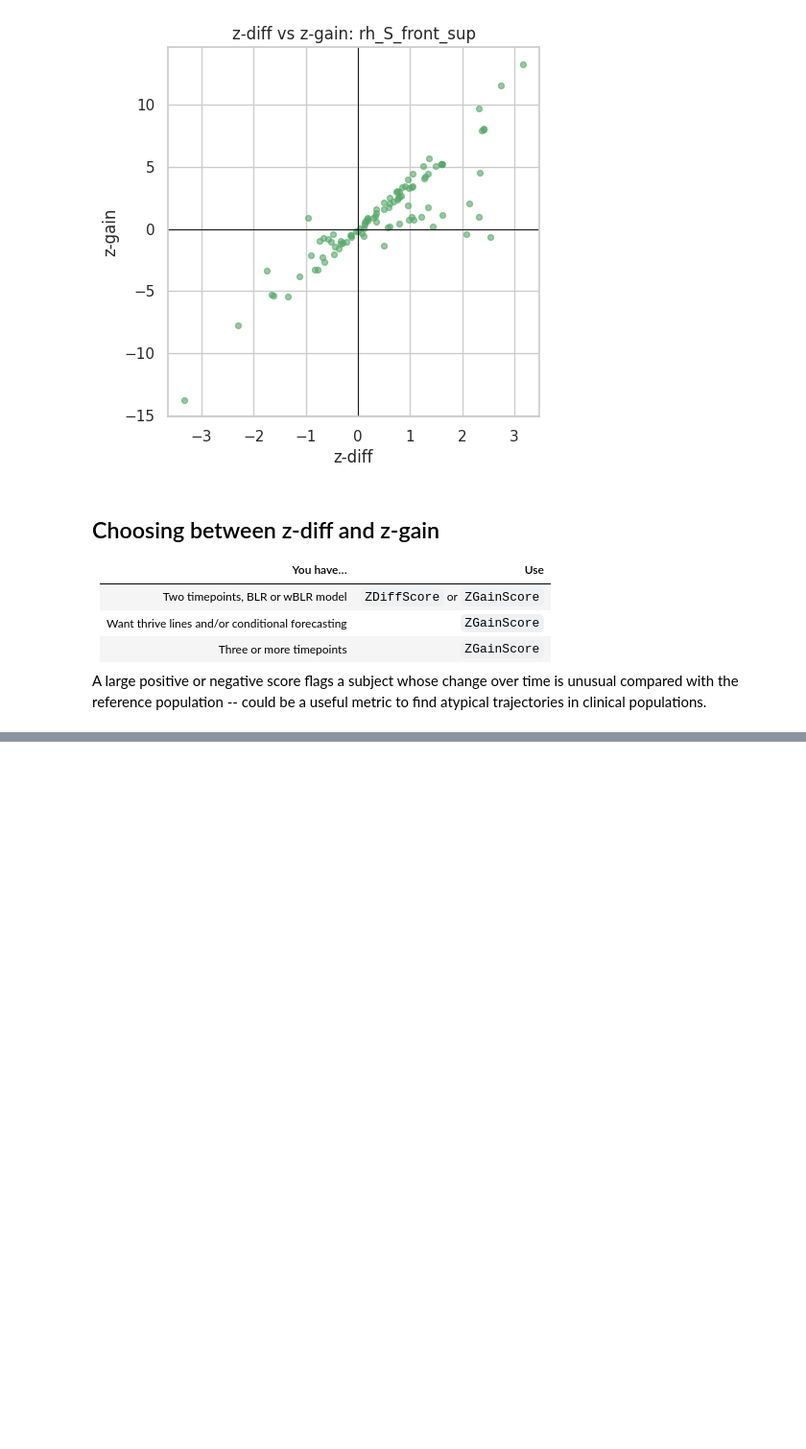
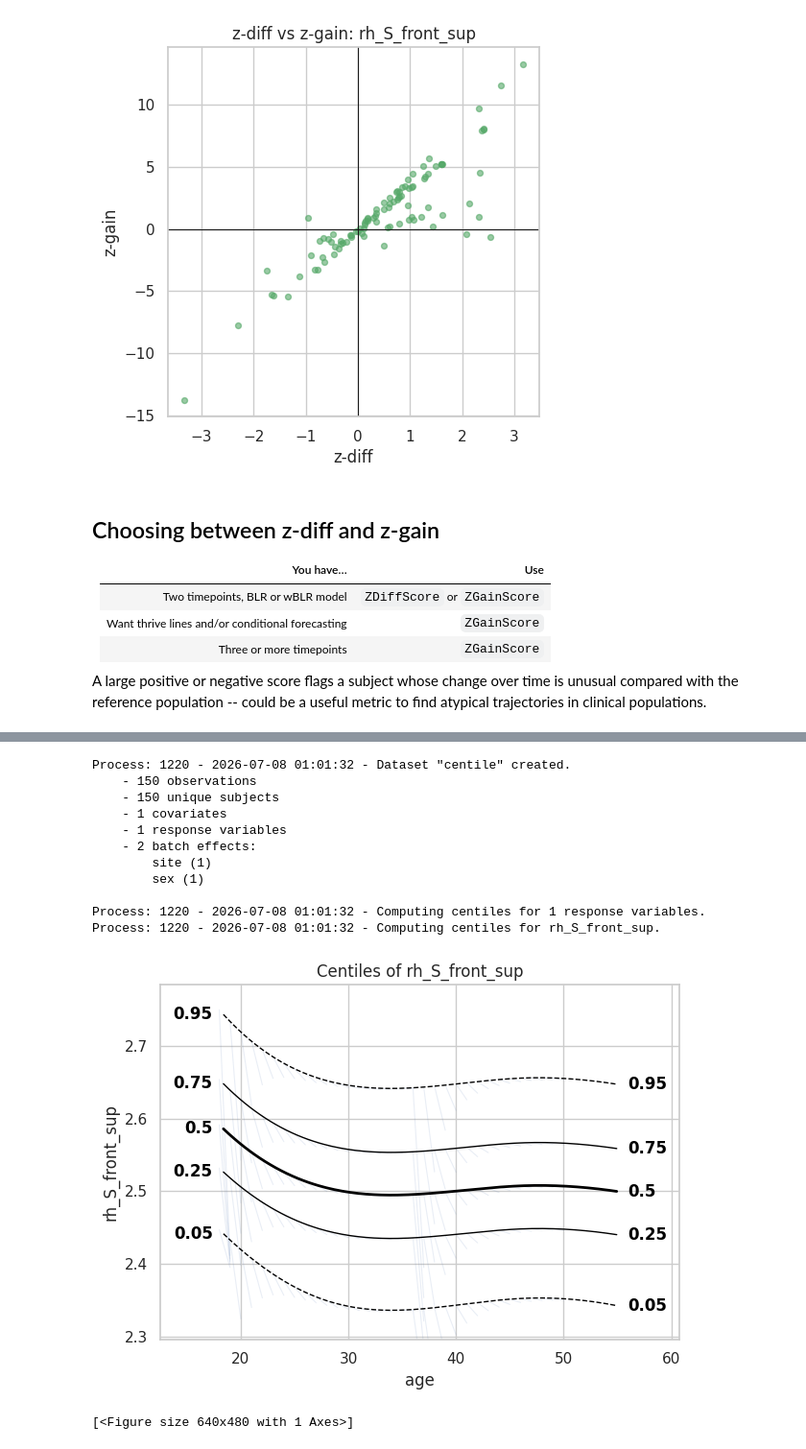
Before and after one commit to predictive-clinical-neuroscience/PCNtoolkit, a Jupyter notebook: examples/14_longitudinal_modelling.ipynb, the cells around one changed output, grey strips where cells are left out. Shown at 96% size. Cells and saved outputs as stored; diff of their text form; code cells hidden in the pictures; blank space fills up the shorter version.

Commit message:
naming and batch effect fixes

```diff
--- a/examples/14_longitudinal_modelling.ipynb
+++ b/examples/14_longitudinal_modelling.ipynb
@@ -542,2 +551,31 @@ A large positive or negative score flags a subject whose change over time is unu
 # %%
-# plot_centiles_a
+centiles = [0.05, 0.25, 0.5, 0.75, 0.95]
+
+# Recompute thrivelines so anchors match the plotted centile curves.
+plot_thrivelines = zgain.get_thrivelines(
+    covariate_range=(18, 50),
+    z_anchors=stats.norm.ppf(centiles),
+)
+
+plot_centiles_advanced(
+    lnm_model,
+    centiles=centiles,
+    response_vars=[region],
+    covariate="age",
+    thrivelines=plot_thrivelines,
+    show_legend=False,
+)
+# %% [output]
+Process: 1220 - 2026-07-08 01:01:32 - Dataset "centile" created.
+    - 150 observations
+    - 150 unique subjects
+    - 1 covariates
+    - 1 response variables
+    - 2 batch effects:
+        site (1)
+        sex (1)
+
+Process: 1220 - 2026-07-08 01:01:32 - Computing centiles for 1 response variables.
+Process: 1220 - 2026-07-08 01:01:32 - Computing centiles for rh_S_front_sup.
+[figure, added]
+[<Figure size 640x480 with 1 Axes>]
```
Also changed, not shown: parts of 9 cells of this notebook, 3 other files.
